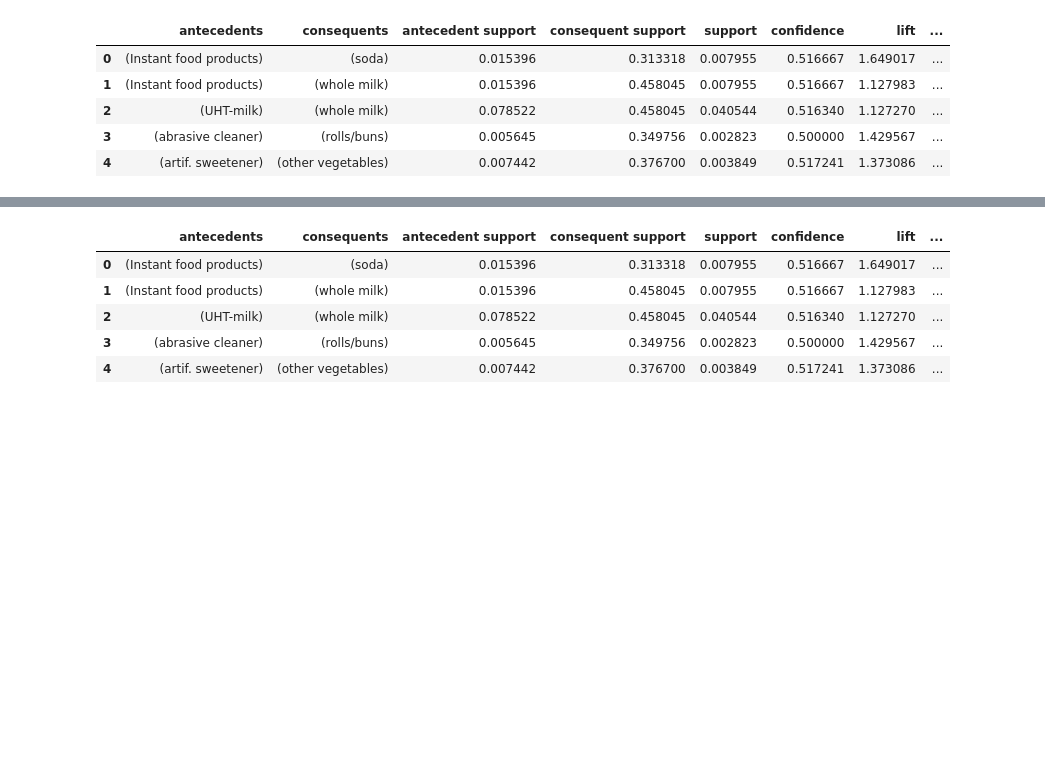
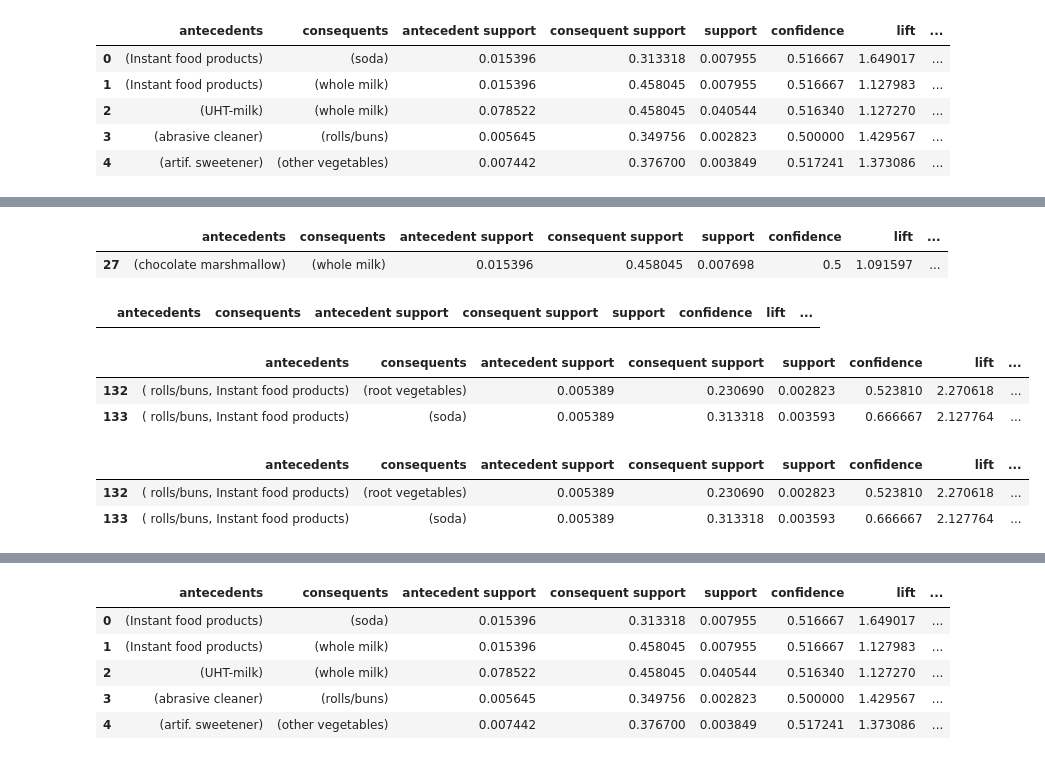
Before and after one commit to Catch22Software/CapStone, a Jupyter notebook: Fix_Me.ipynb, the cells around one changed output, grey strips where cells are left out. Cells and saved outputs as stored; diff of their text form; code cells hidden in the pictures; blank space fills up the shorter version.

```diff
--- a/Fix_Me.ipynb
+++ b/Fix_Me.ipynb
@@ -97,0 +238,21 @@ product_rules
+# %%
+product_rules[product_rules['antecedents'] == {'chocolate marshmallow'}]
+# %% [output]
+|  | antecedents | consequents | antecedent support | consequent support | support | confidence | lift | ... |
+| 27 | (chocolate marshmallow) | (whole milk) | 0.015396 | 0.458045 | 0.007698 | 0.5 | 1.091597 | ... |
+# %%
+product_rules[(product_rules['antecedents'] == {'  rolls/buns'}) & (product_rules['antecedents'] == {'Instant food products'})]
+# %% [output]
+|  | antecedents | consequents | antecedent support | consequent support | support | confidence | lift | ... |
+# %%
+product_rules[product_rules['antecedents'] == {'  rolls/buns', 'Instant food products'}]
+# %% [output]
+|  | antecedents | consequents | antecedent support | consequent support | support | confidence | lift | ... |
+| 132 | ( rolls/buns, Instant food products) | (root vegetables) | 0.005389 | 0.230690 | 0.002823 | 0.523810 | 2.270618 | ... |
+| 133 | ( rolls/buns, Instant food products) | (soda) | 0.005389 | 0.313318 | 0.003593 | 0.666667 | 2.127764 | ... |
+# %%
+product_rules[product_rules['antecedents'] == {'Instant food products', '  rolls/buns'}]
+# %% [output]
+|  | antecedents | consequents | antecedent support | consequent support | support | confidence | lift | ... |
+| 132 | ( rolls/buns, Instant food products) | (root vegetables) | 0.005389 | 0.230690 | 0.002823 | 0.523810 | 2.270618 | ... |
+| 133 | ( rolls/buns, Instant food products) | (soda) | 0.005389 | 0.313318 | 0.003593 | 0.666667 | 2.127764 | ... |
```
Also changed, not shown: parts of 45 cells of this notebook, 2 other files.
